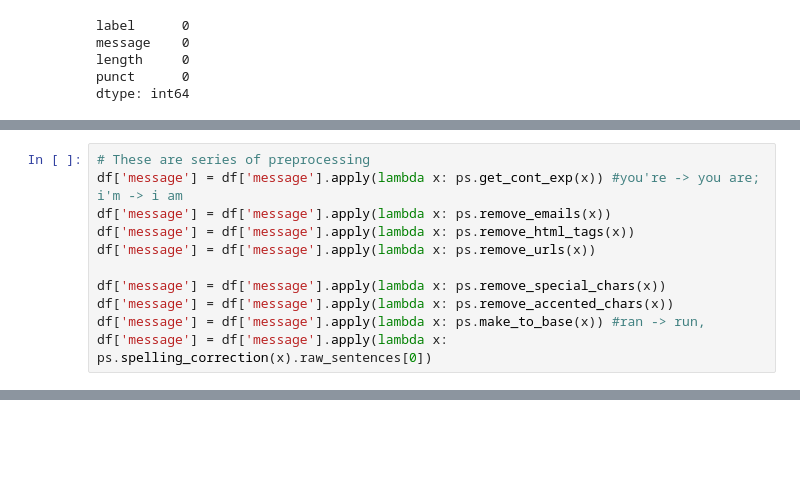
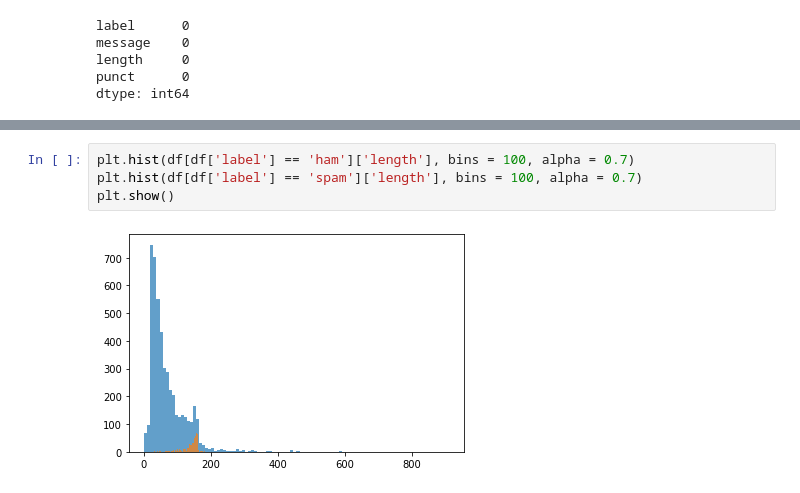
Before and after one commit to brendon-ribeiro918/tweet-sentiment-extraction, a Jupyter notebook: spam_nlp.ipynb, the cells around one changed output, grey strips where cells are left out. Drawn from its saved outputs; the diff is of its cells as text; blank space fills up the shorter version.

```diff
--- a/spam_nlp.ipynb
+++ b/spam_nlp.ipynb
@@ -60,13 +120,2 @@ data.shape
-# %%
-# These are series of preprocessing
-df['message'] = df['message'].apply(lambda x: ps.get_cont_exp(x)) #you're -> you are; i'm -> i am
-df['message'] = df['message'].apply(lambda x: ps.remove_emails(x))
-df['message'] = df['message'].apply(lambda x: ps.remove_html_tags(x))
-df['message'] = df['message'].apply(lambda x: ps.remove_urls(x))
-
-df['message'] = df['message'].apply(lambda x: ps.remove_special_chars(x))
-df['message'] = df['message'].apply(lambda x: ps.remove_accented_chars(x))
-df['message'] = df['message'].apply(lambda x: ps.make_to_base(x)) #ran -> run,
-df['message'] = df['message'].apply(lambda x: ps.spelling_correction(x).raw_sentences[0])
 # %%
 df
@@ -72,0 +136,6 @@ df
+# %%
+plt.hist(df[df['label'] == 'ham']['length'], bins = 100, alpha = 0.7)
+plt.hist(df[df['label'] == 'spam']['length'], bins = 100, alpha = 0.7)
+plt.show()
+# %% [output]
+[figure, added]
```
Also changed, not shown: parts of 26 cells of this notebook.
